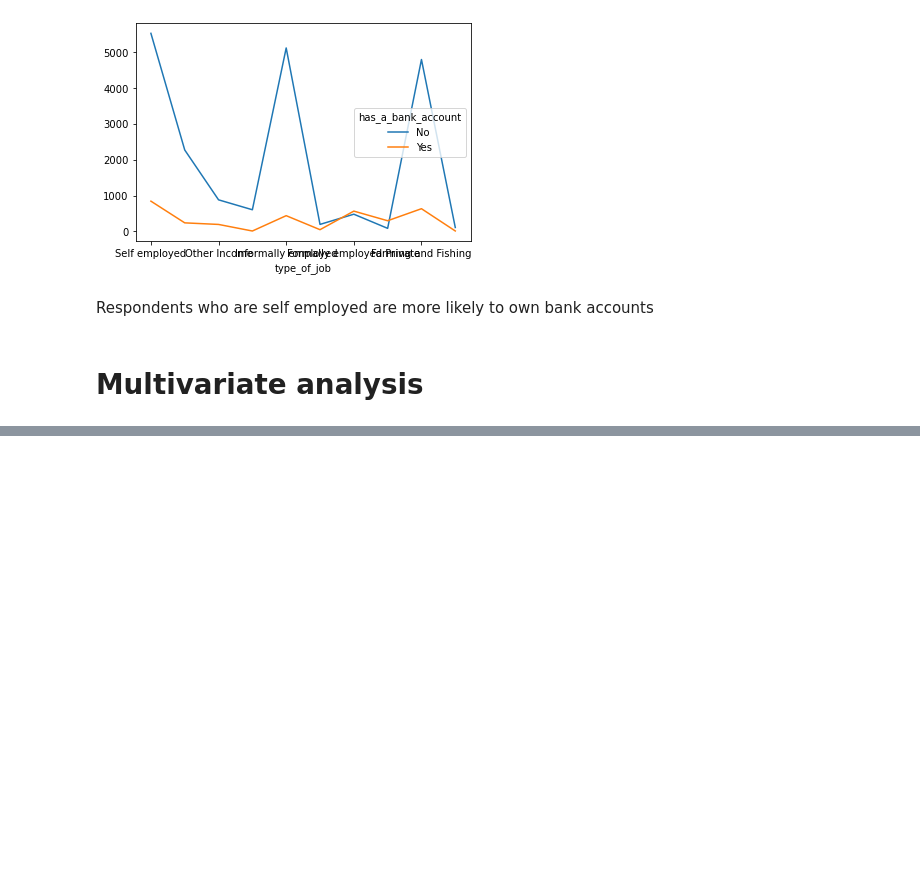
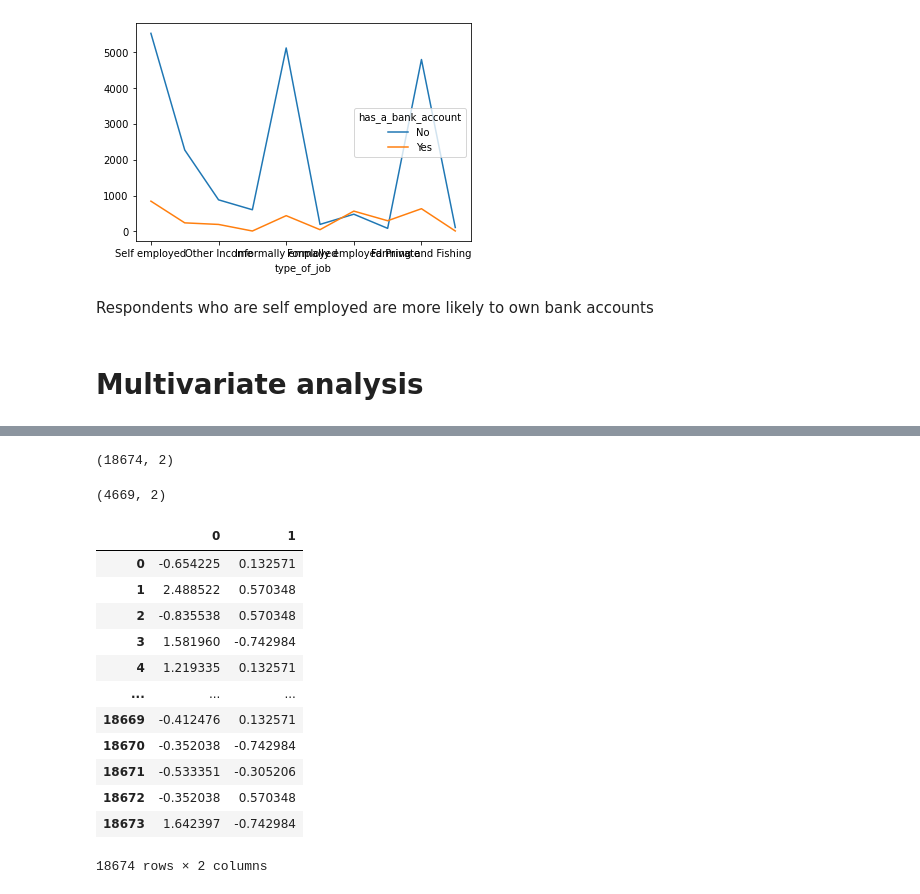
Before and after one commit to mbururyan/financial-inclusion-KE, a Jupyter notebook: financial_inclusion_WK2_IP.ipynb, the cells around one changed output, grey strips where cells are left out. Drawn from its saved outputs; the diff is of its cells as text; code cells hidden in the pictures; blank space fills up the shorter version.

```diff
--- a/financial_inclusion_WK2_IP.ipynb
+++ b/financial_inclusion_WK2_IP.ipynb
@@ -807,0 +822,47 @@ Respondents who are self employed are more likely to own bank accounts
+# %%
+# Divide data into sets of features and labels
+
+X = bank[['respondent_age', 'household_size']]
+y = bank['has_a_bank_account']
+# %%
+# Split the data into training set and testing set
+
+# Import train test from sklearn
+from sklearn.model_selection import train_test_split
+
+X_train, X_test, y_train, y_test = train_test_split(X, y, test_size=0.2, random_state=0)
+# %%
+# test if they are divided on 80% and 20% basis
+X_train.shape
+# %% [output]
+(18674, 2)
+# %%
+X_test.shape
+# %% [output]
+(4669, 2)
+# %%
+# Normalization
+
+#Import standard scaler
+from sklearn.preprocessing import StandardScaler
+
+sc = StandardScaler()
+X_train = sc.fit_transform(X_train)
+X_test = sc.transform(X_test)
+# %%
+# New normalized sets
+pd.DataFrame(X_train)
+# %% [output]
+|  | 0 | 1 |
+| 0 | -0.654225 | 0.132571 |
+| 1 | 2.488522 | 0.570348 |
+| 2 | -0.835538 | 0.570348 |
+| 3 | 1.581960 | -0.742984 |
+| 4 | 1.219335 | 0.132571 |
+| ... | ... | ... |
+| 18669 | -0.412476 | 0.132571 |
+| 18670 | -0.352038 | -0.742984 |
+| 18671 | -0.533351 | -0.305206 |
+| 18672 | -0.352038 | 0.570348 |
+| 18673 | 1.642397 | -0.742984 |
+18674 rows × 2 columns
```
Also changed, not shown: parts of 15 cells of this notebook.
